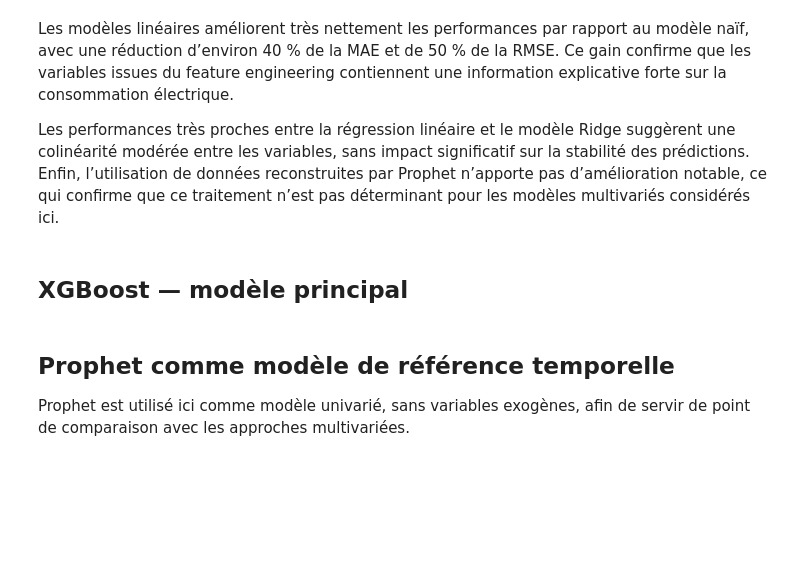
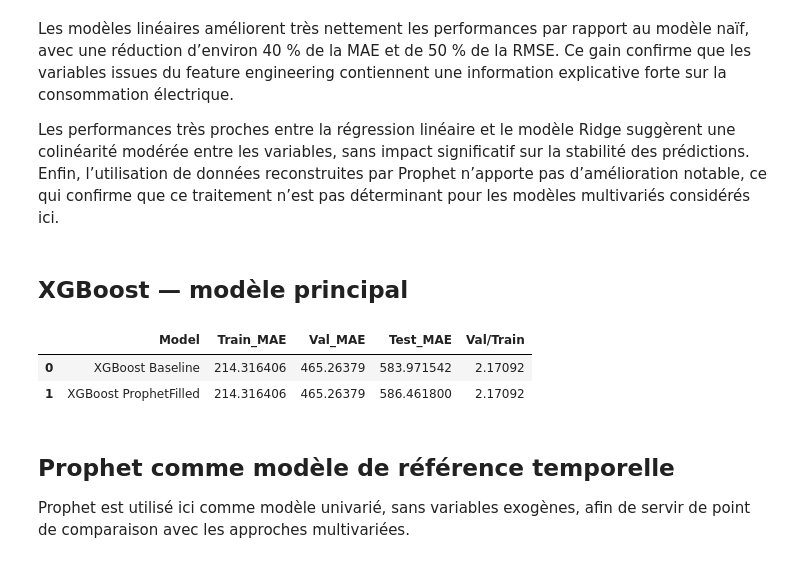
Before and after one commit to quentinbenchetrit/france-grid-stress-prediction, a Jupyter notebook: notebooks/00_notebook_fusionne_avec_sommaire_lie.ipynb, the cells around one changed output. Cells and saved outputs as stored; diff of their text form; code cells hidden in the pictures; blank space fills up the shorter version.

Commit message:
pipeline overfitting pour tuning

```diff
--- a/notebooks/00_notebook_fusionne_avec_sommaire_lie.ipynb
+++ b/notebooks/00_notebook_fusionne_avec_sommaire_lie.ipynb
@@ -1313,7 +1315,7 @@ def run_xgboost(df, dataset_name):
 
     model = XGBRegressor(
         n_estimators=300,
-        max_depth=6,
+        max_depth=10,
         learning_rate=0.05,
         subsample=0.8,
         colsample_bytree=0.8,
@@ -1334,6 +1336,52 @@ def run_xgboost(df, dataset_name):
 # %%
 xgb_base = run_xgboost(df_base, "Baseline")
 xgb_prophet = run_xgboost(df_prophet, "ProphetFilled")
+# %%
+# On refait les splits pour récupérer train / val / test
+xtr_b, ytr_b, xv_b, yv_b, xt_b, yt_b = split_data(df_base)
+xtr_p, ytr_p, xv_p, yv_p, xt_p, yt_p = split_data(df_prophet)
+# %%
+def diagnose_fit(model, xtr, ytr, xv, yv, xt, yt, name):
+    from sklearn.metrics import mean_absolute_error, mean_squared_error
+    import numpy as np
+
+    yhat_tr = model.predict(xtr)
+    yhat_v  = model.predict(xv)
+    yhat_t  = model.predict(xt)
+
+    def scores(y, yhat):
+        mse = mean_squared_error(y, yhat)
+        return {
+            "MAE": mean_absolute_error(y, yhat),
+            "RMSE": np.sqrt(mse)
+        }
+
+    res = {
+        "Model": name,
+        "Train_MAE": scores(ytr, yhat_tr)["MAE"],
+        "Val_MAE": scores(yv,  yhat_v)["MAE"],
+        "Test_MAE": scores(yt, yhat_t)["MAE"],
+        "Val/Train": scores(yv, yhat_v)["MAE"] / scores(ytr, yhat_tr)["MAE"]
+    }
+
+    return res
+# %%
+diagnostics = []
+
+diagnostics.append(
+    diagnose_fit(xgb_base, xtr_b, ytr_b, xv_b, yv_b, xt_b, yt_b, "XGBoost Baseline")
+)
+
+diagnostics.append(
+    diagnose_fit(xgb_prophet, xtr_p, ytr_p, xv_p, yv_p, xt_p, yt_p, "XGBoost ProphetFilled")
+)
+
+diag_df = pd.DataFrame(diagnostics)
+diag_df
+# %% [output]
+|  | Model | Train_MAE | Val_MAE | Test_MAE | Val/Train |
+| 0 | XGBoost Baseline | 214.316406 | 465.26379 | 583.971542 | 2.17092 |
+| 1 | XGBoost ProphetFilled | 214.316406 | 465.26379 | 586.461800 | 2.17092 |
 # %% [markdown]
 ## Prophet comme modèle de référence temporelle
 
```
Also changed, not shown: parts of 4 cells of this notebook.
